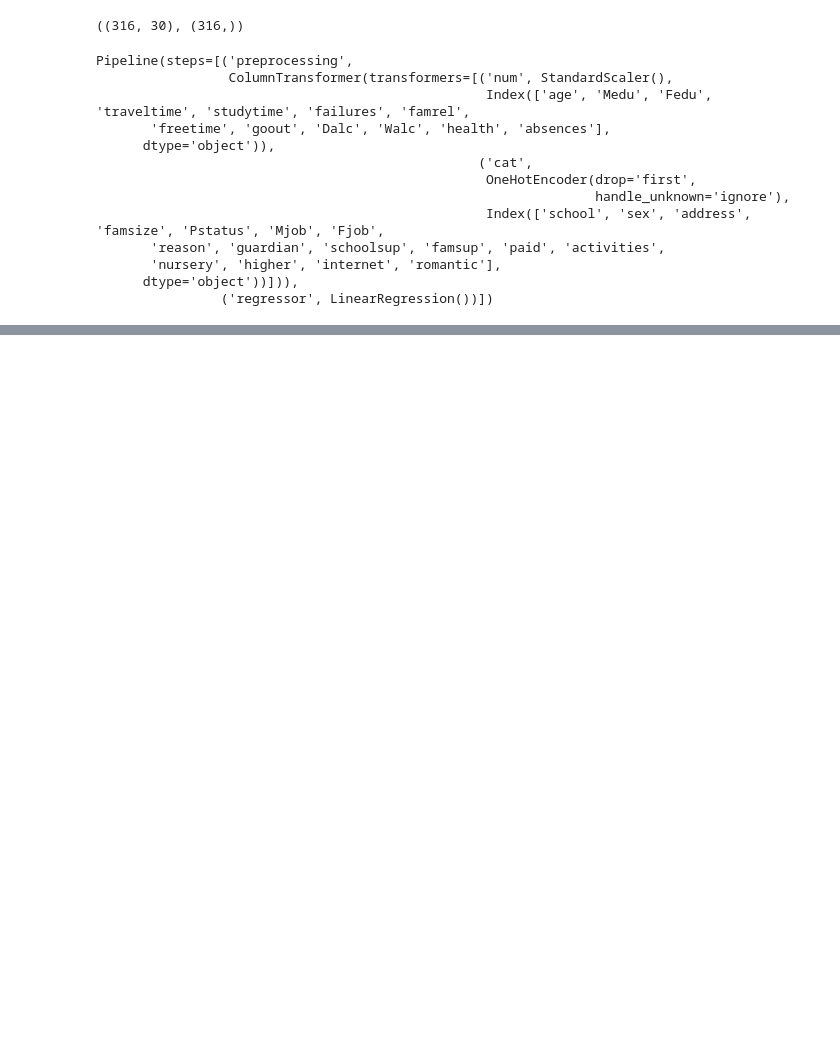
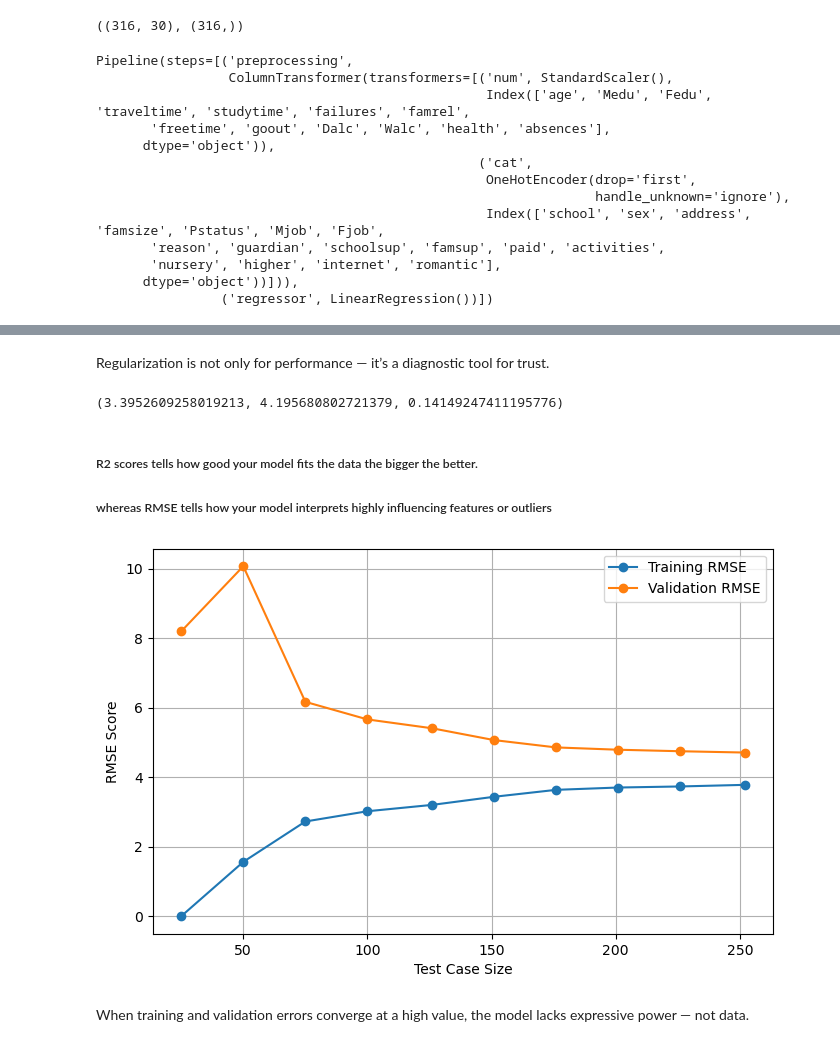
Before and after one commit to Fantom-1/ML-Diaries, a Jupyter notebook: MLDiaries04_StudentPerformance/student_performance.ipynb, the cells around one changed output, grey strips where cells are left out. Cells and saved outputs as stored; diff of their text form; code cells hidden in the pictures; blank space fills up the shorter version.

```diff
--- a/MLDiaries04_StudentPerformance/student_performance.ipynb
+++ b/MLDiaries04_StudentPerformance/student_performance.ipynb
@@ -182,0 +289,9 @@ Pipeline(steps=[('preprocessing',
+# %%
+from sklearn.linear_model import Ridge
+
+ridge_model = Pipeline(steps=[
+    ('preprocessing', preprocessor),
+    ('regressor', Ridge(alpha=1.0))
+])
+
+ridge_model.fit(X_train, y_train)
@@ -182,0 +332,44 @@ Pipeline(steps=[('preprocessing',
+# %% [markdown]
+Regularization is not only for performance —
+it’s a diagnostic tool for trust.
+# %%
+from sklearn.metrics import mean_absolute_error, mean_squared_error, r2_score
+mae = mean_absolute_error(y_test,y_pred)
+rmse = np.sqrt(mean_squared_error(y_test,y_pred))
+r2 = r2_score(y_test,y_pred)
+
+mae, rmse, r2
+# %% [output]
+(3.3952609258019213, 4.195680802721379, 0.14149247411195776)
+# %% [markdown]
+##### R2 scores tells how good your model fits the data the bigger the better.
+##### whereas RMSE tells how your model interprets highly influencing features or outliers
+# %%
+from sklearn.model_selection import learning_curve
+
+train_sizes , train_scores, val_scores = learning_curve(
+    model,
+    X_train, y_train,
+    cv=5,
+    scoring='neg_mean_squared_error',
+    train_sizes=np.linspace(0.1, 1, 10),
+    n_jobs=-1
+)
+# %%
+train_rmse = np.sqrt(-train_scores.mean(axis=1))
+val_rmse = np.sqrt(-val_scores.mean(axis=1))
+# %%
+plt.figure(figsize=(8,5))
+plt.plot(train_sizes, train_rmse, 'o-', label='Training RMSE')
+plt.plot(train_sizes, val_rmse, 'o-', label='Validation RMSE')
+
+plt.xlabel("Test Case Size")
+plt.ylabel("RMSE Score")
+plt.legend()
+plt.grid(True)
+plt.show()
+# %% [output]
+[figure, added]
+# %% [markdown]
+When training and validation errors converge at a high value,
+the model lacks expressive power — not data.
```
Also changed, not shown: parts of 31 cells of this notebook, 2 other files.
